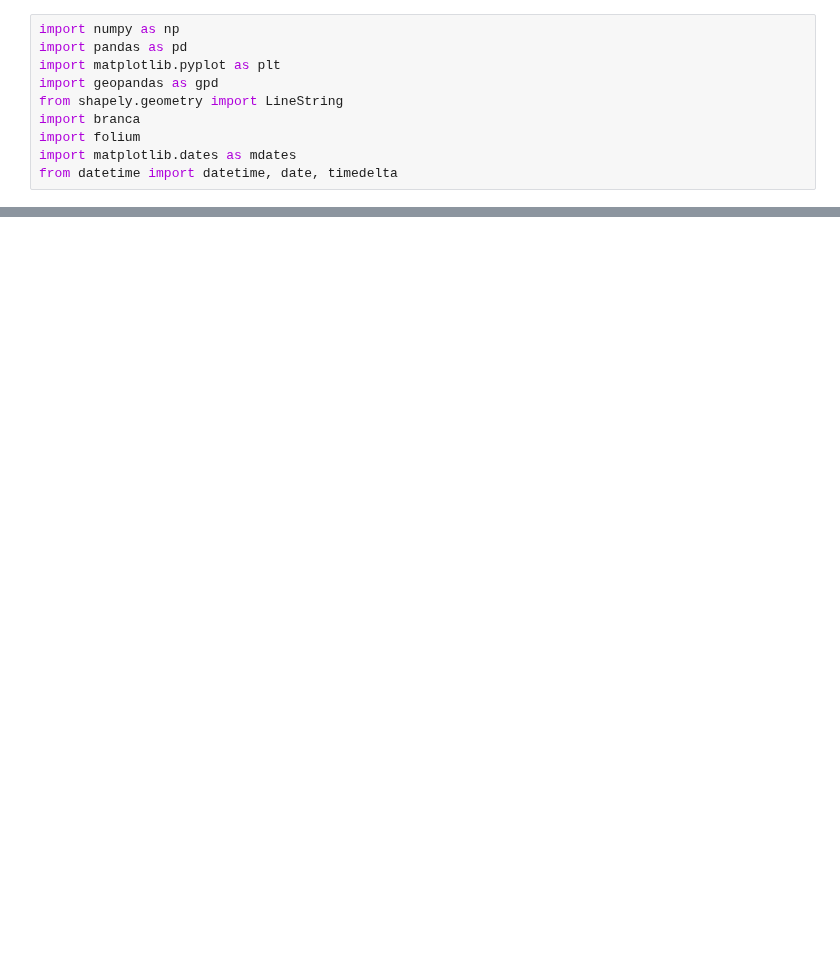
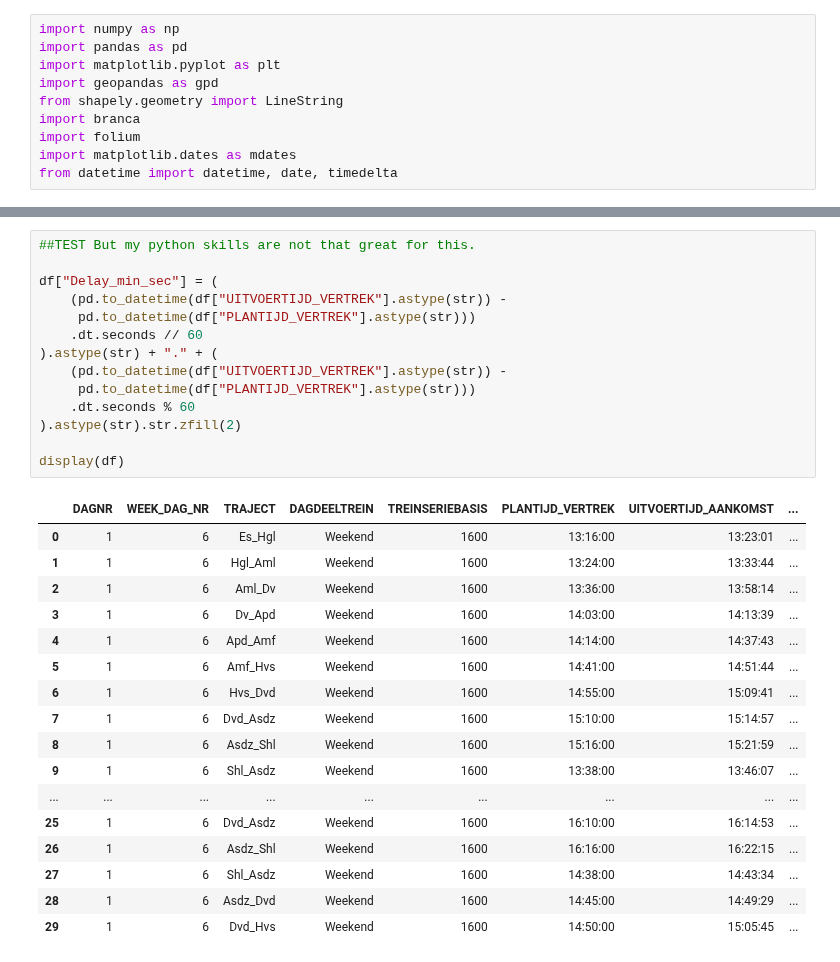
Before and after one commit to Merelkramer/Group2_NS, a Jupyter notebook: DataVisualistation_Luuk.ipynb, the cells around one changed output, grey strips where cells are left out. Drawn from its saved outputs; the diff is of its cells as text; blank space fills up the shorter version.

```diff
--- a/DataVisualistation_Luuk.ipynb
+++ b/DataVisualistation_Luuk.ipynb
@@ -54,0 +76,32 @@ plt.show()
+# %%
+##TEST But my python skills are not that great for this.
+
+df["Delay_min_sec"] = (
+    (pd.to_datetime(df["UITVOERTIJD_VERTREK"].astype(str)) -
+     pd.to_datetime(df["PLANTIJD_VERTREK"].astype(str)))
+    .dt.seconds // 60
+).astype(str) + "." + (
+    (pd.to_datetime(df["UITVOERTIJD_VERTREK"].astype(str)) -
+     pd.to_datetime(df["PLANTIJD_VERTREK"].astype(str)))
+    .dt.seconds % 60
+).astype(str).str.zfill(2)
+
+display(df)
+# %% [output]
+|  | DAGNR | WEEK_DAG_NR | TRAJECT | DAGDEELTREIN | TREINSERIEBASIS | PLANTIJD_VERTREK | UITVOERTIJD_AANKOMST | ... |
+| 0 | 1 | 6 | Es_Hgl | Weekend | 1600 | 13:16:00 | 13:23:01 | ... |
+| 1 | 1 | 6 | Hgl_Aml | Weekend | 1600 | 13:24:00 | 13:33:44 | ... |
+| 2 | 1 | 6 | Aml_Dv | Weekend | 1600 | 13:36:00 | 13:58:14 | ... |
+| 3 | 1 | 6 | Dv_Apd | Weekend | 1600 | 14:03:00 | 14:13:39 | ... |
+| 4 | 1 | 6 | Apd_Amf | Weekend | 1600 | 14:14:00 | 14:37:43 | ... |
+| 5 | 1 | 6 | Amf_Hvs | Weekend | 1600 | 14:41:00 | 14:51:44 | ... |
+| 6 | 1 | 6 | Hvs_Dvd | Weekend | 1600 | 14:55:00 | 15:09:41 | ... |
+| 7 | 1 | 6 | Dvd_Asdz | Weekend | 1600 | 15:10:00 | 15:14:57 | ... |
+| 8 | 1 | 6 | Asdz_Shl | Weekend | 1600 | 15:16:00 | 15:21:59 | ... |
+| 9 | 1 | 6 | Shl_Asdz | Weekend | 1600 | 13:38:00 | 13:46:07 | ... |
+| ... | ... | ... | ... | ... | ... | ... | ... | ... |
+| 25 | 1 | 6 | Dvd_Asdz | Weekend | 1600 | 16:10:00 | 16:14:53 | ... |
+| 26 | 1 | 6 | Asdz_Shl | Weekend | 1600 | 16:16:00 | 16:22:15 | ... |
+| 27 | 1 | 6 | Shl_Asdz | Weekend | 1600 | 14:38:00 | 14:43:34 | ... |
+| 28 | 1 | 6 | Asdz_Dvd | Weekend | 1600 | 14:45:00 | 14:49:29 | ... |
+| 29 | 1 | 6 | Dvd_Hvs | Weekend | 1600 | 14:50:00 | 15:05:45 | ... |
```
Also changed, not shown: parts of 3 cells of this notebook.
